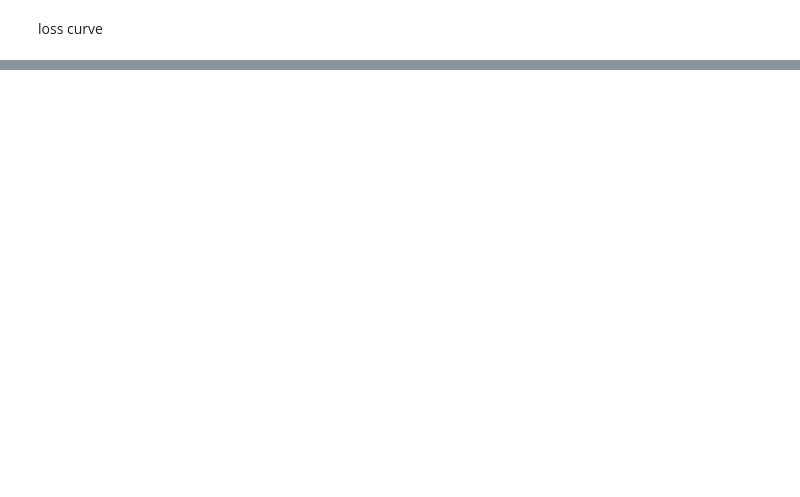
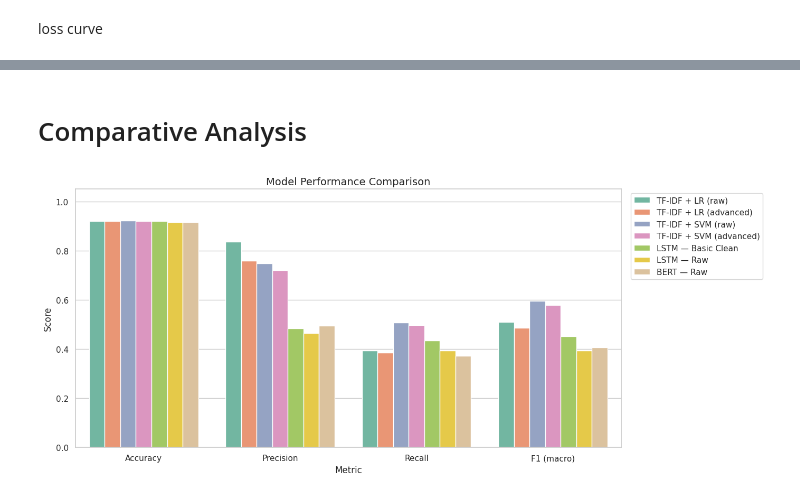
Before and after one commit to tanishataranoon/MY_ML_project, a Jupyter notebook: toxic_text_classification_comparison_.ipynb, the cells around one changed output, grey strips where cells are left out. Drawn from its saved outputs; the diff is of its cells as text; code cells hidden in the pictures; blank space fills up the shorter version.

```diff
--- a/toxic_text_classification_comparison_.ipynb
+++ b/toxic_text_classification_comparison_.ipynb
@@ -1725,0 +1824,44 @@ plt.show()
+# %% [markdown]
+# Comparative Analysis
+# %%
+import pandas as pd
+import matplotlib.pyplot as plt
+import seaborn as sns
+
+# Define metric columns (changed to lowercase to match keys in the 'results' dictionary)
+metric_cols = ['accuracy', 'precision', 'recall', 'f1 (macro)']
+
+# Convert the results dictionary to a DataFrame
+results_df = pd.DataFrame.from_dict(results, orient='index').reset_index().rename(columns={'index': 'Model'})
+
+# Create plot_df by selecting 'Model' and the (now correctly cased) metric columns
+plot_df = results_df[['Model'] + metric_cols].copy()
+
+# Ensure metric columns are float type
+plot_df[metric_cols] = plot_df[metric_cols].astype(float)
+
+# Melt the DataFrame for bar plotting
+plot_melted = plot_df.melt(id_vars='Model', value_vars=metric_cols,
+                           var_name='Metric', value_name='Score')
+
+# Map metric names for better display on the plot
+display_name_map = {
+    'accuracy': 'Accuracy',
+    'precision': 'Precision',
+    'recall': 'Recall',
+    'f1 (macro)': 'F1 (macro)'
+}
+plot_melted['Metric'] = plot_melted['Metric'].map(display_name_map)
+
+
+plt.figure(figsize=(14, 6))
+sns.barplot(data=plot_melted, x='Metric', y='Score', hue='Model',
+            palette='Set2')
+plt.title('Model Performance Comparison', fontsize=14)
+plt.ylim(0, 1.05)
+plt.legend(bbox_to_anchor=(1.01, 1), loc='upper left')
+plt.tight_layout()
+plt.savefig('model_comparison.png', dpi=150, bbox_inches='tight')
+plt.show()
+# %% [output]
+[figure, added]
```
Also changed, not shown: parts of 47 cells of this notebook.
